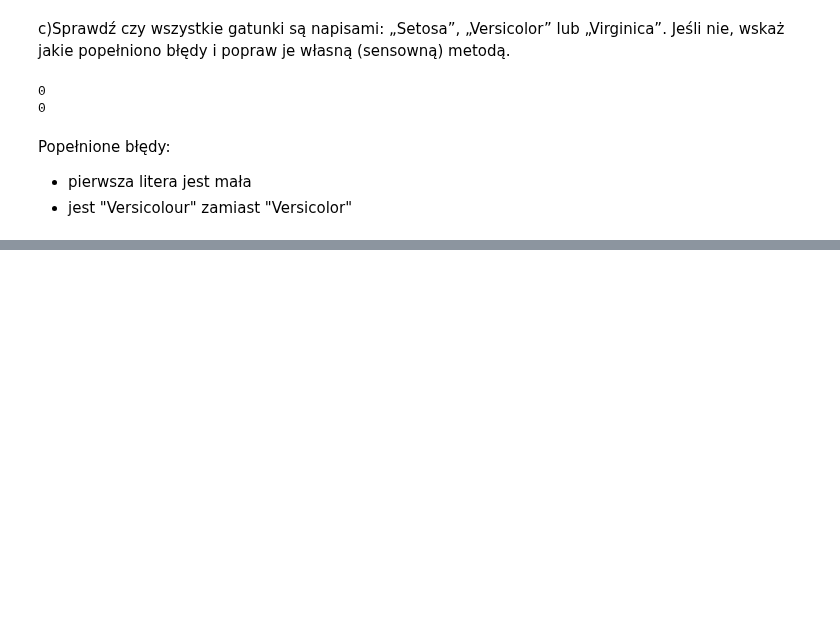
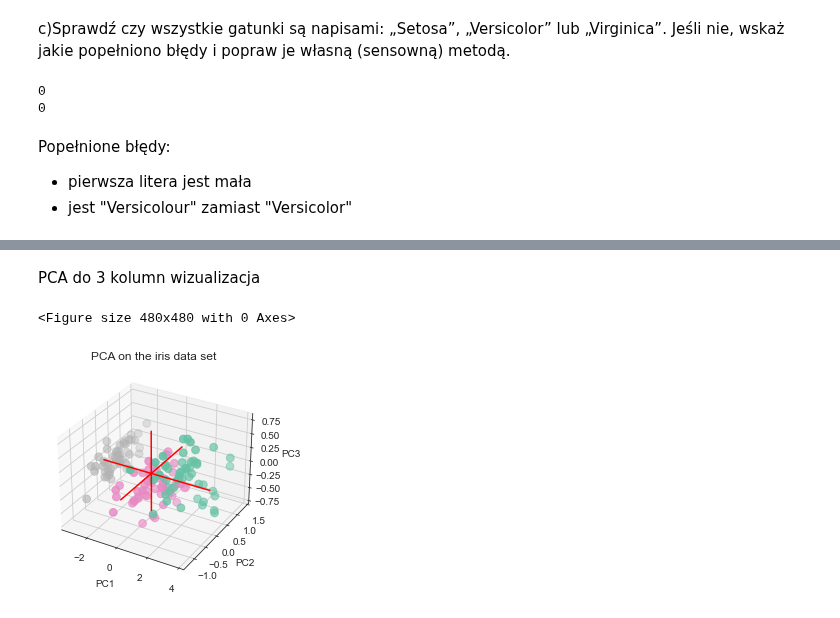
Before and after one commit to marcelmalewski/INF_Marcel_Malewski_274929, a Jupyter notebook: lab6/zadania.ipynb, the cells around one changed output, grey strips where cells are left out. Saved outputs shown, nothing was run; the diff lists cells and outputs as text; code cells hidden in the pictures; blank space fills up the shorter version.

```diff
--- a/lab6/zadania.ipynb
+++ b/lab6/zadania.ipynb
@@ -165,0 +263,47 @@ df = pd.read_csv("iris.csv")
+# %% [markdown]
+PCA do 3 kolumn wizualizacja
+# %%
+import seaborn as sns
+
+# Get the iris dataset
+sns.set_style("white")
+df3D = sns.load_dataset('iris')
+
+# create figure
+my_dpi=96
+plt.figure(figsize=(480/my_dpi, 480/my_dpi), dpi=my_dpi)
+
+# Keep the 'species' column appart + make it numeric for coloring
+df3D['species']=pd.Categorical(df3D['species'])
+my_color=df3D['species'].cat.codes
+df3D = df3D.drop('species', 1)
+
+# Run The PCA
+pca = PCA(n_components=3)
+pca.fit(df3D)
+
+# Store results of PCA in a data frame
+result=pd.DataFrame(pca.transform(df3D), columns=['PCA0', 'PCA1', 'PCA2'], index=df3D.index)
+
+# Plot initialisation
+fig = plt.figure()
+ax = fig.add_subplot(111, projection='3d')
+ax.scatter(result['PCA0'], result['PCA1'], result['PCA2'], c=my_color, cmap="Set2_r", s=60)
+
+# make simple, bare axis lines through space:
+xAxisLine = ((min(result['PCA0']), max(result['PCA0'])), (0, 0), (0,0))
+ax.plot(xAxisLine[0], xAxisLine[1], xAxisLine[2], 'r')
+yAxisLine = ((0, 0), (min(result['PCA1']), max(result['PCA1'])), (0,0))
+ax.plot(yAxisLine[0], yAxisLine[1], yAxisLine[2], 'r')
+zAxisLine = ((0, 0), (0,0), (min(result['PCA2']), max(result['PCA2'])))
+ax.plot(zAxisLine[0], zAxisLine[1], zAxisLine[2], 'r')
+
+# label the axes
+ax.set_xlabel("PC1")
+ax.set_ylabel("PC2")
+ax.set_zlabel("PC3")
+ax.set_title("PCA on the iris data set")
+plt.show()
+# %% [output]
+<Figure size 480x480 with 0 Axes>
+[figure, added]
```
Also changed, not shown: parts of 7 cells of this notebook, 1 other file.
